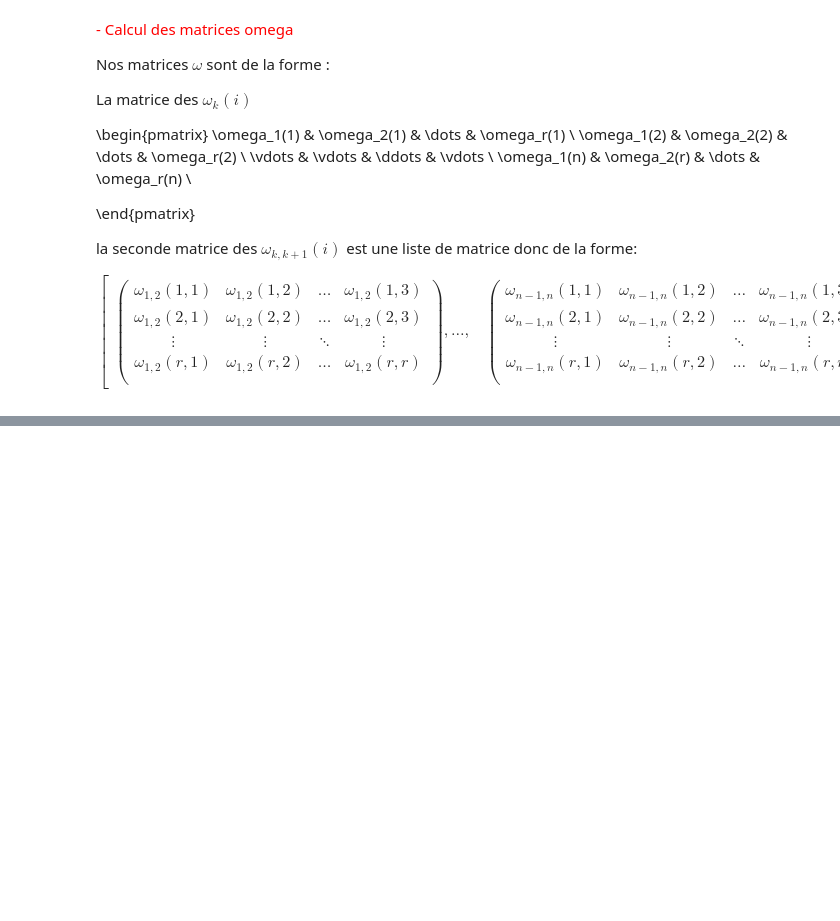
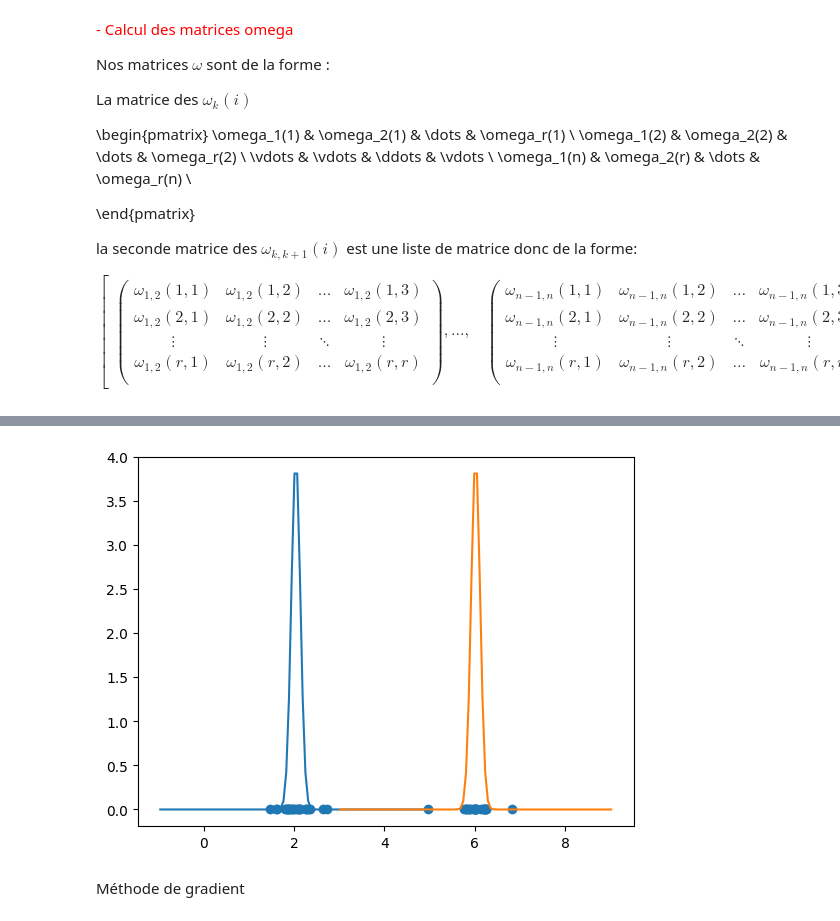
Before and after one commit to melLaflame/Probabiliy-and-Machine-Learning, a Jupyter notebook: Projet probabilités numériques Algorithme EM sur HMM B.ipynb, the cells around one changed output, grey strips where cells are left out. Saved outputs shown, nothing was run; the diff lists cells and outputs as text; code cells hidden in the pictures; blank space fills up the shorter version.

```diff
--- a/Projet probabilités numériques Algorithme EM sur HMM B.ipynb
+++ b/Projet probabilités numériques Algorithme EM sur HMM B.ipynb
@@ -162,7 +162,7 @@ def Simulation(Q,nu,e,n_steps):
 Q = np.array([[1/2,1/2],[1/2,1/2]])
 nu = np.array([1/2,1/2])
 E = np.array([1,2])
-n_steps = 20
+n_steps = 50
 X = Simulation(Q,nu,E,n_steps)
 # %%
 """ Simulation observations est une fonction qui simule les obersvations Yi sachant les états Xi d'une chaine de markov sur un espace détat e,
@@ -396,7 +400,7 @@ def log_vraissemblance_observations(Y,states,means,vars):
     r = nu.size   # nombre d'états
     s = 1
     for k in range(n):
-        s = s + np.log(stats.norm.pdf(Y[k],loc = means[states[k] - 1], scale = vars[states[k] - 1]))
+        s = s + np.log(stats.norm.pdf(Y[k],loc = means[states[k] - 1], scale = np.sqrt(vars[states[k] - 1])))
     return s
 # %%
 def EM(Y,Q_init,nu_init,means_init,vars_init,nb_iters):
@@ -446,15 +450,20 @@ def EM_test(Y,Q_init,nu_init,means_init,vars_init,nb_iters,states):
         omega = omega_now(y,Q,nu,means,vars)
         for j in range(r):
             means[j]  = np.sum(y*omega[:,j]) / np.sum(omega[:,j])
+            #print(y)
+            #print(means[j])
+            #print(omega)
+            vars[j]  = np.sum(((y - means[j])**2) * omega[:,j]) / np.sum(omega[:,j])
+            #print(np.sum(omega[:,j]))
+            print(y)
+            print(means[j])
+            print((y - means[j])**2)
+            print(omega)
+            print(vars)
         print(log_vraissemblance_observations(Y,states,means,vars))
 
 
     #mises à jours des variances
-
-    """for i in range(nb_iters):
-        omega = omega_now(y,Q,nu,means,vars)
-        for j in range(r):
-            vars[j]  = np.sum((y - means[j])**2 *omega[:,j]) / np.sum(omega[:,j])"""
 
     #mises à jours des lois initiales
 
@@ -462,10 +471,16 @@ def EM_test(Y,Q_init,nu_init,means_init,vars_init,nb_iters,states):
 
     return means,vars
 # %%
-means_init = np.array([2.,3.])
+means_init = np.array([3.,6.])
 vars_init = np.array([0.5,0.5])
 #EM(Y,Q,nu,means,vars,100)
-print(EM_test(Y,Q,nu,means,vars,20,X))
+mean_spe,vars_spe = EM_test(Y,Q,nu,means_init,vars_init,10,X)
+mean1 = mean_spe[0]
+mean2 = mean_spe[1]
+vars1 = vars_spe[0]
+vars2 = vars_spe[1]
+print(mean_spe)
+print(vars_spe)
 #print(Y)
 #print(X)
 # %% [output]
@@ -489,2 +504,20 @@ print(EM_test(Y,Q,nu,means,vars,20,X))
 # %%
-import matplotlib as plt
+import matplotlib.pyplot as plt
+import seaborn as sns
+
+abs = np.zeros(Y.size)
+plt.scatter(Y,abs)
+normal1 = stats.norm(loc = mean1, scale = vars[0])
+normal2 = stats.norm(loc = mean2, scale = vars[1])
+
+abs2 = np.linspace(mean1-3,mean1+3,100)
+abs3 = np.linspace(mean2-3,mean2+3,100)
+
+plt.plot(abs2,normal1.pdf(abs2))
+plt.plot(abs3,normal2.pdf(abs3))
+
+plt.show()
+# %% [output]
+[figure, added]
+# %% [markdown]
+Méthode de gradient
```
Also changed, not shown: parts of 9 cells of this notebook.
